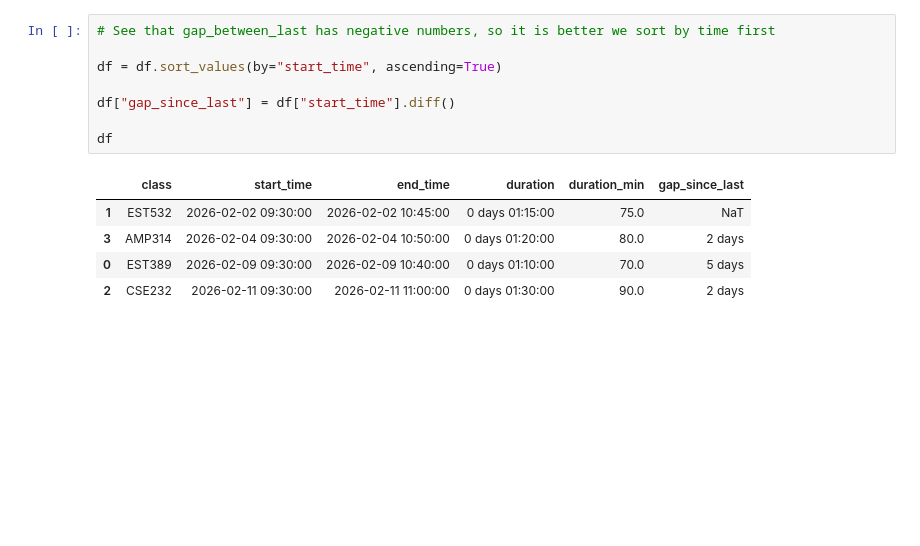
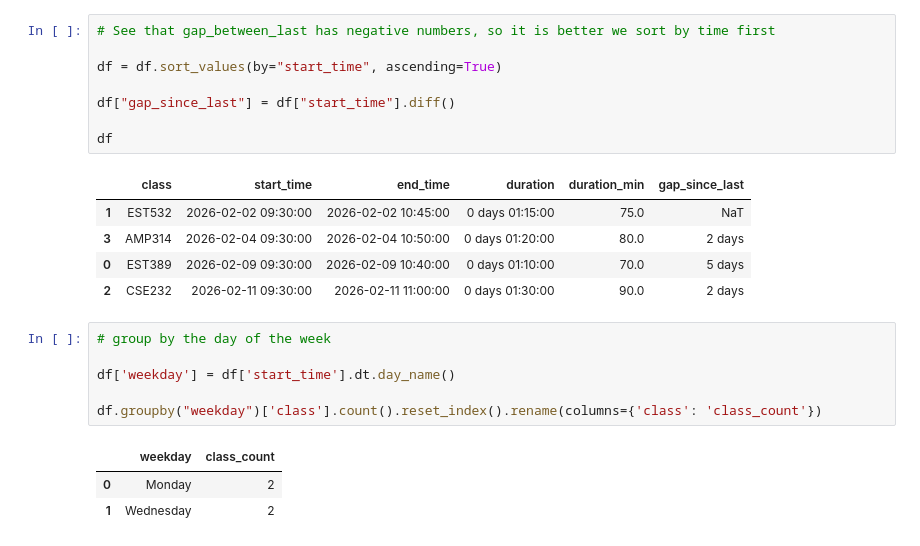
Before and after one commit to jieshu-wang-SBU/EST389_371_2026_spring, a Jupyter notebook: lectures/08-core_data_manipulation/08-04_Datetime_operations.ipynb, the cells around one changed output. Saved outputs shown, nothing was run; the diff lists cells and outputs as text; blank space fills up the shorter version.

```diff
--- a/lectures/08-core_data_manipulation/08-04_Datetime_operations.ipynb
+++ b/lectures/08-core_data_manipulation/08-04_Datetime_operations.ipynb
@@ -338,3 +338,13 @@ df
 | 3 | AMP314 | 2026-02-04 09:30:00 | 2026-02-04 10:50:00 | 0 days 01:20:00 | 80.0 | 2 days |
 | 0 | EST389 | 2026-02-09 09:30:00 | 2026-02-09 10:40:00 | 0 days 01:10:00 | 70.0 | 5 days |
 | 2 | CSE232 | 2026-02-11 09:30:00 | 2026-02-11 11:00:00 | 0 days 01:30:00 | 90.0 | 2 days |
+# %%
+# group by the day of the week
+
+df['weekday'] = df['start_time'].dt.day_name()
+
+df.groupby("weekday")['class'].count().reset_index().rename(columns={'class': 'class_count'})
+# %% [output]
+|  | weekday | class_count |
+| 0 | Monday | 2 |
+| 1 | Wednesday | 2 |
```
Also changed, not shown: 1 other file.
